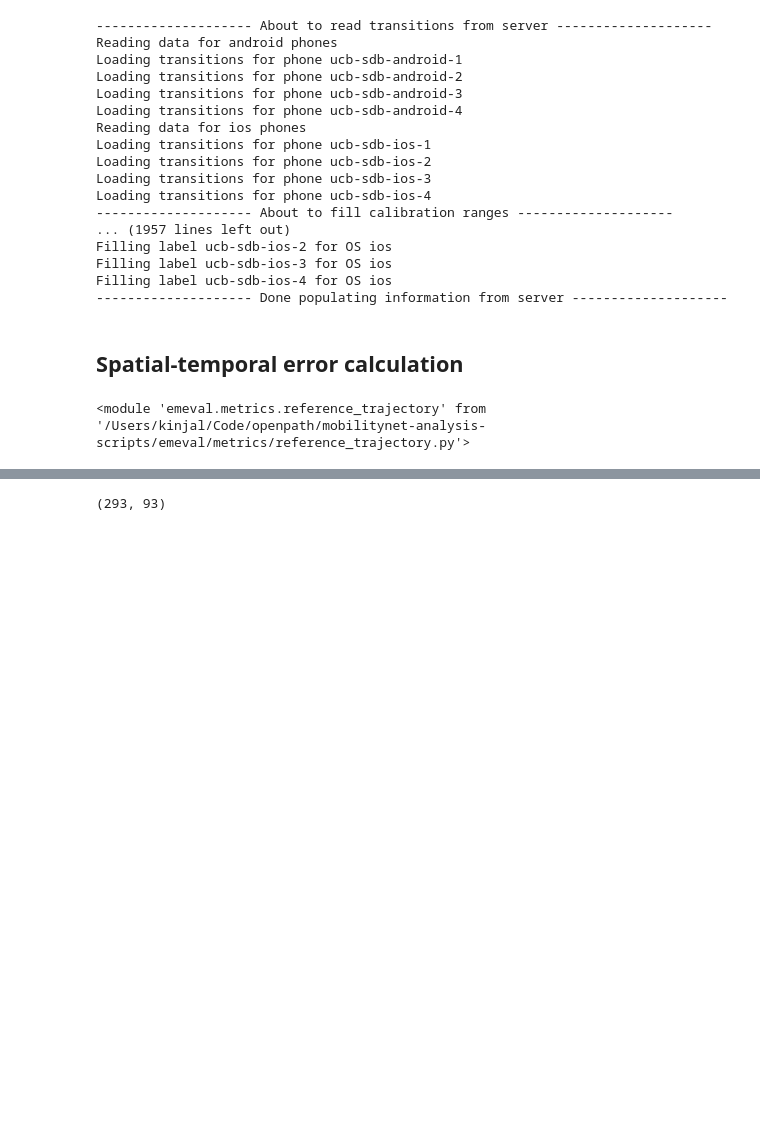
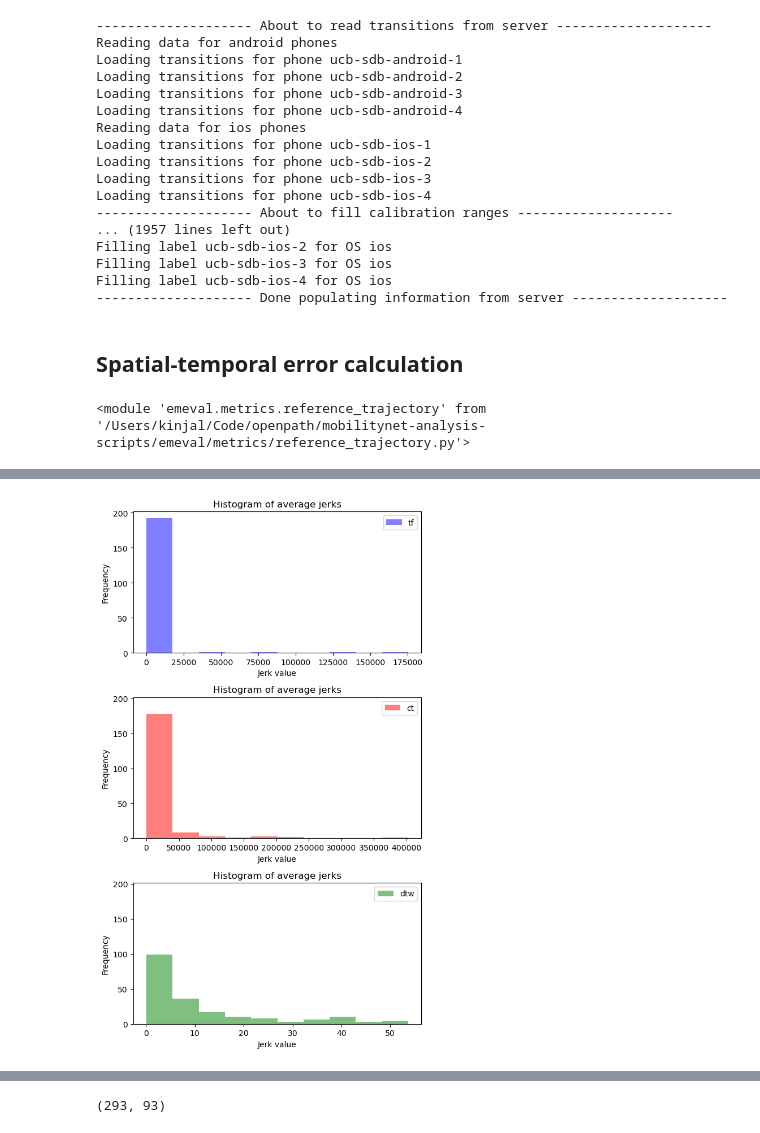
Before and after one commit to KG2468/mobilitynet-analysis-scripts, a Jupyter notebook: trajectory_evaluation_spatio_temporal_all.ipynb, the cells around one changed output, grey strips where cells are left out. Drawn from its saved outputs; the diff is of its cells as text; code cells hidden in the pictures; blank space fills up the shorter version.

Commit message:
all stats and graph generation working

```diff
--- a/trajectory_evaluation_spatio_temporal_all.ipynb
+++ b/trajectory_evaluation_spatio_temporal_all.ipynb
@@ -302,7 +302,7 @@ def save_ref_tree(ref_tree, function, include_ends=False):
 # save_ref_tree(ref_tree_no_ends, include_ends=False)
 # %%
 %%capture --no-stdout
-functions = ['tf', 'ct', 'dtw']
+functions = ['ct', 'tf', 'dtw']
 ref_trees_all = []
 for function in functions:
     ref_tree_with_ends = {}
@@ -374,0 +518,27 @@ Saving data to file bin/data/train_bus_ebike_mtv_ucb/with_ends/berkeley_to_mtv_S
+# %%
+#Plot histograms for all the average jerks
+#3 subplots
+fig, ax = plt.subplots(3, 1, figsize=(6, 10), sharex=False, sharey=True)
+ax[0].hist(tf_avg_jerks, alpha=0.5, bins=10, label='tf', color='b')
+ax[1].hist(ct_avg_jerks, alpha=0.5, bins=10, label='ct', color='r')
+ax[2].hist(dtw_avg_jerks, alpha=0.5, bins=10, label='dtw', color='g')
+
+ax[0].set_title('Histogram of average jerks')
+ax[0].set_xlabel('Jerk value')
+ax[0].set_ylabel('Frequency')
+ax[0].legend()
+
+ax[1].set_title('Histogram of average jerks')
+ax[1].set_xlabel('Jerk value')
+ax[1].set_ylabel('Frequency')
+ax[1].legend()
+
+ax[2].set_title('Histogram of average jerks')
+ax[2].set_xlabel('Jerk value')
+ax[2].set_ylabel('Frequency')
+ax[2].legend()
+
+plt.tight_layout()
+plt.show()
+# %% [output]
+[figure, added]
```
Also changed, not shown: parts of 28 cells of this notebook, 4 other files.
